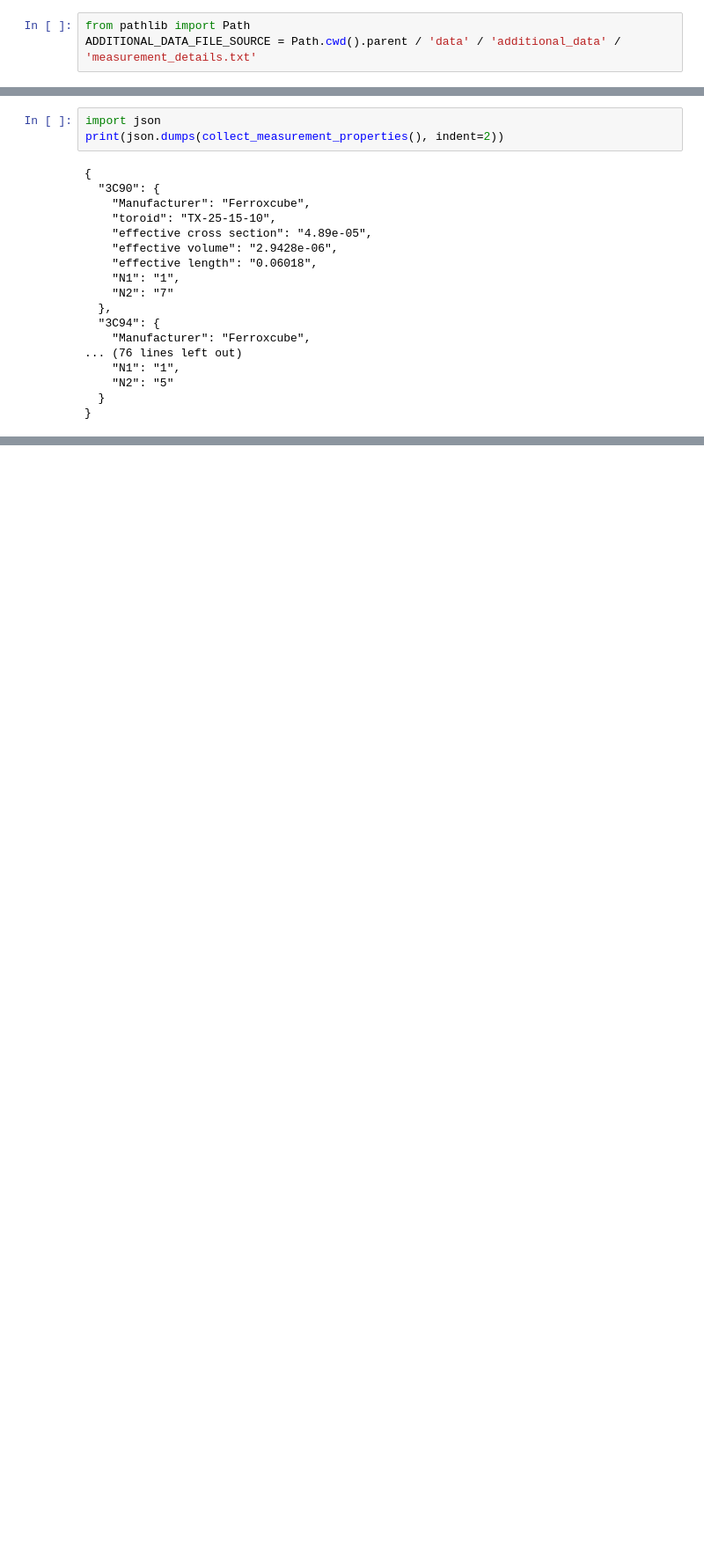
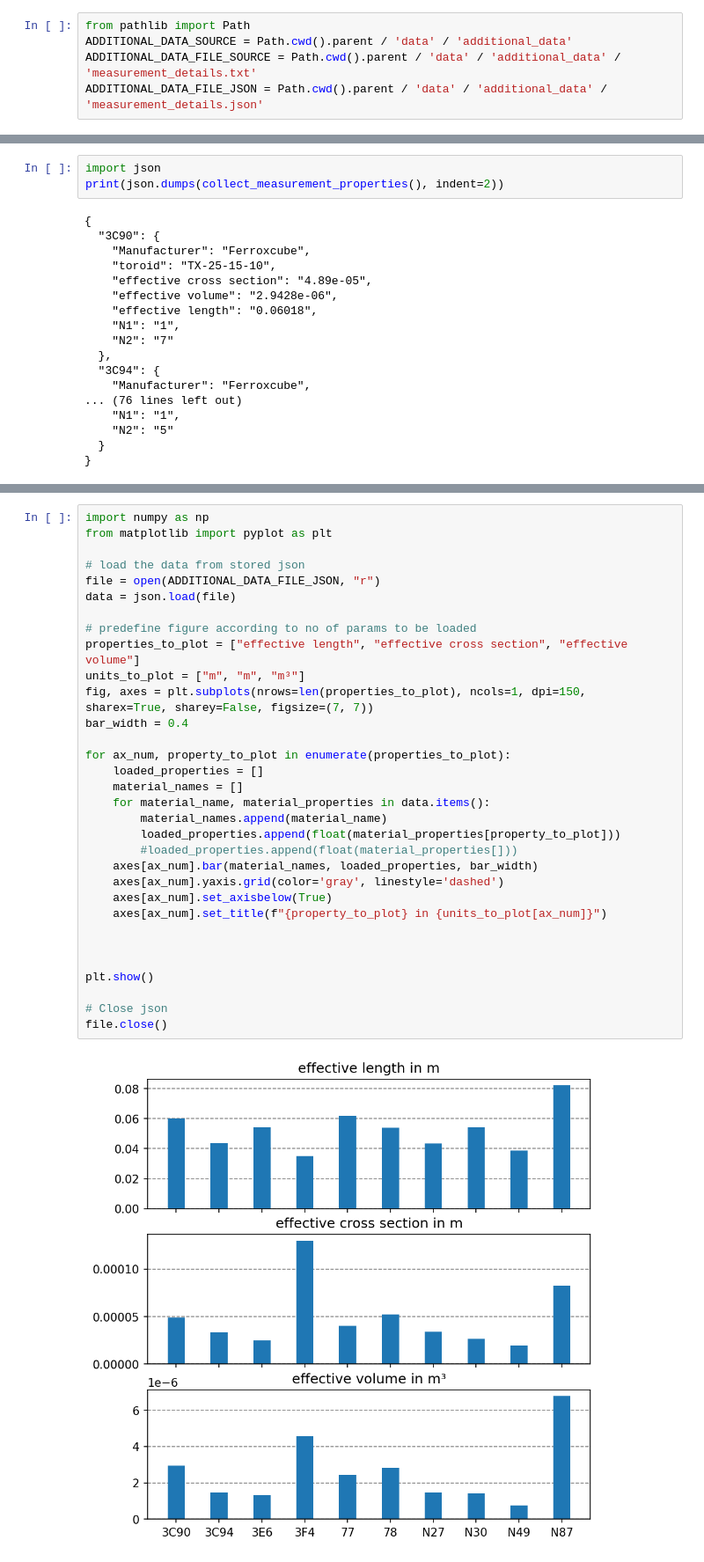
Before and after one commit to upb-lea/hardcore-magnet-challenge, a Jupyter notebook: notebooks/tp_1.0-measurement_details.ipynb, the cells around one changed output, grey strips where cells are left out. Shown at 88% size. Saved outputs shown, nothing was run; the diff lists cells and outputs as text; blank space fills up the shorter version.

Commit message:
added effective toroid dimensions plot to measurement details

```diff
--- a/notebooks/tp_1.0-measurement_details.ipynb
+++ b/notebooks/tp_1.0-measurement_details.ipynb
@@ -1,6 +1,8 @@
 # %%
 from pathlib import Path
+ADDITIONAL_DATA_SOURCE = Path.cwd().parent / 'data' / 'additional_data'
 ADDITIONAL_DATA_FILE_SOURCE = Path.cwd().parent / 'data' / 'additional_data' / 'measurement_details.txt'
+ADDITIONAL_DATA_FILE_JSON = Path.cwd().parent / 'data' / 'additional_data' / 'measurement_details.json'
 # %%
 def collect_measurement_properties(items_to_search="Core information",
                                    separator = 'measurement details', #
@@ -63,0 +75,34 @@ print(json.dumps(collect_measurement_properties(), indent=2))
+# %%
+import numpy as np
+from matplotlib import pyplot as plt
+
+# load the data from stored json
+file = open(ADDITIONAL_DATA_FILE_JSON, "r")
+data = json.load(file)
+
+# predefine figure according to no of params to be loaded
+properties_to_plot = ["effective length", "effective cross section", "effective volume"]
+units_to_plot = ["m", "m", "m³"]
+fig, axes = plt.subplots(nrows=len(properties_to_plot), ncols=1, dpi=150, sharex=True, sharey=False, figsize=(7, 7))
+bar_width = 0.4
+
+for ax_num, property_to_plot in enumerate(properties_to_plot):
+    loaded_properties = []
+    material_names = []
+    for material_name, material_properties in data.items():
+        material_names.append(material_name)
+        loaded_properties.append(float(material_properties[property_to_plot]))
+        #loaded_properties.append(float(material_properties[]))
+    axes[ax_num].bar(material_names, loaded_properties, bar_width)
+    axes[ax_num].yaxis.grid(color='gray', linestyle='dashed')
+    axes[ax_num].set_axisbelow(True)
+    axes[ax_num].set_title(f"{property_to_plot} in {units_to_plot[ax_num]}")
+
+
+
+plt.show()
+
+# Close json
+file.close()
+# %% [output]
+[figure, added]
```
Also changed, not shown: parts of 2 cells of this notebook.
